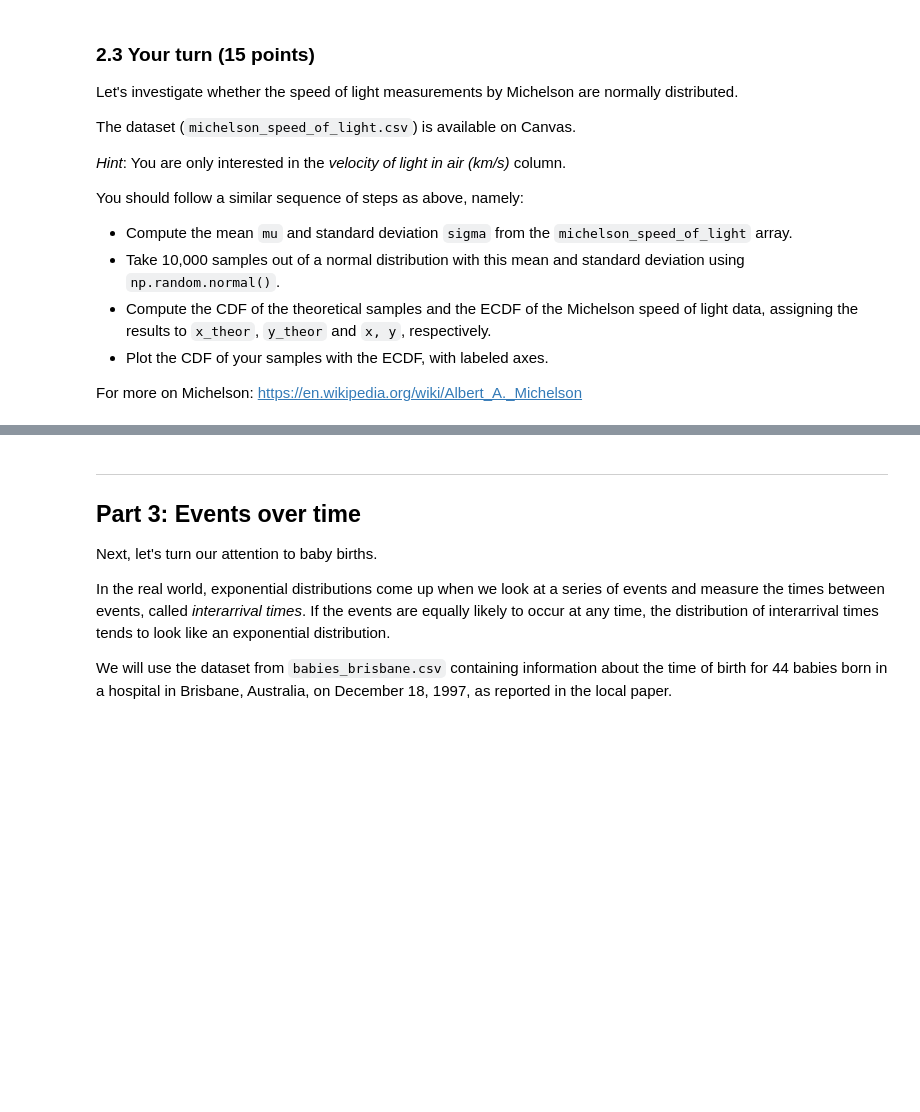
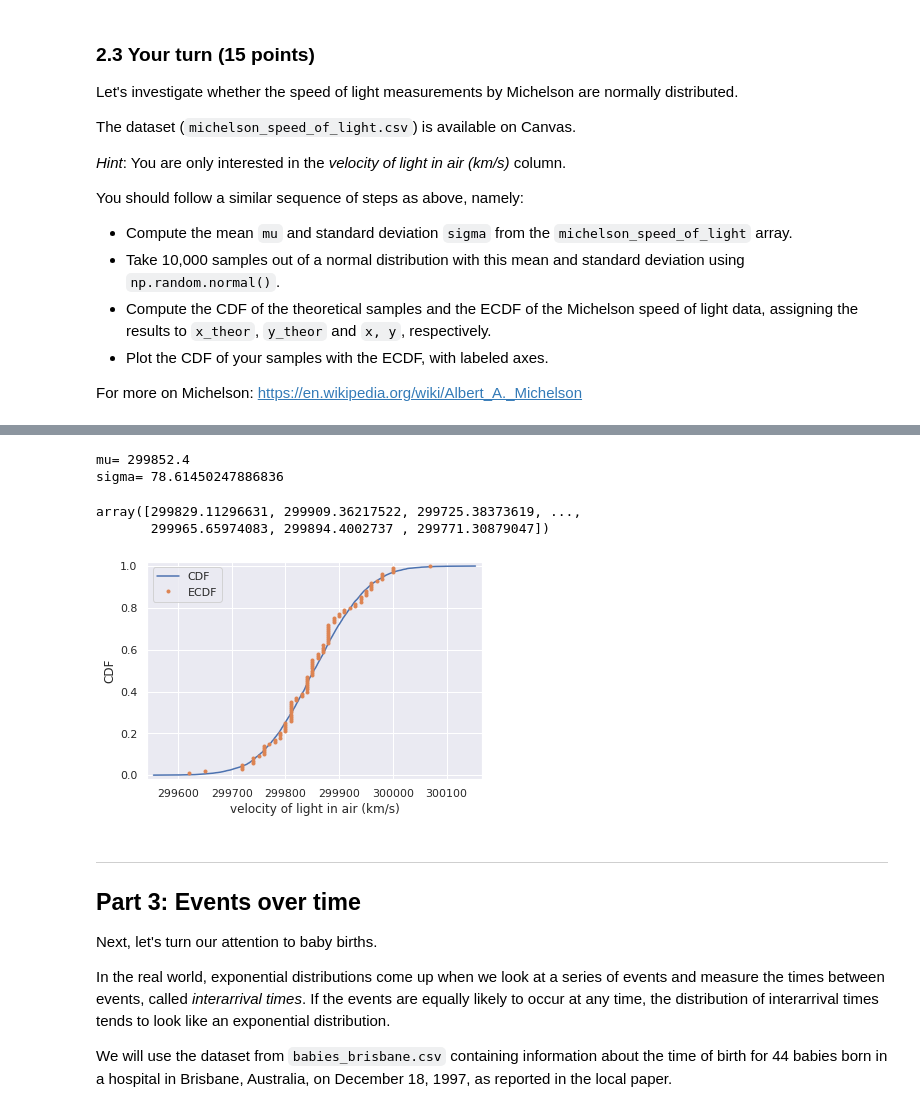
Before and after one commit to transcend112/CAP_course, a Jupyter notebook: nkumarachchi2019_CAP5768_Fall2020_Assignment3_STARTER.ipynb, the cells around one changed output, grey strips where cells are left out. Drawn from its saved outputs; the diff is of its cells as text; code cells hidden in the pictures; blank space fills up the shorter version.

```diff
--- a/nkumarachchi2019_CAP5768_Fall2020_Assignment3_STARTER.ipynb
+++ b/nkumarachchi2019_CAP5768_Fall2020_Assignment3_STARTER.ipynb
@@ -564,0 +678,6 @@ For more on Michelson: https://en.wikipedia.org/wiki/Albert_A._Michelson
+# %%
+# Enter your code
+# ...
+
+speed_all_data = pd.read_csv("/content/drive/My Drive/Colab Notebooks/data/michelson_speed_of_light.csv")
+speed_all_data.head()
@@ -564,0 +691,3 @@ For more on Michelson: https://en.wikipedia.org/wiki/Albert_A._Michelson
+# %%
+velocity_set = np.array(speed_all_data['velocity of light in air (km/s)'])
+velocity_set
@@ -565,3 +708,36 @@ For more on Michelson: https://en.wikipedia.org/wiki/Albert_A._Michelson
+# %%
+#Compute the mean mu and standard deviation sigma from the michelson_speed_of_light array.
+
+mu3 = np.mean(velocity_set)
+print("mu=", mu3)
+sigma3 = np.std(velocity_set)
+print("sigma=", std3)
+# %% [output]
+mu= 299852.4
+sigma= 78.61450247886836
+# %%
+#Take 10,000 samples out of a normal distribution with this mean and standard deviation using np.random.normal()
+
+velo_sample = np.random.normal(mu3, sigma3, 10000)
+velo_sample
+# %% [output]
+array([299829.11296631, 299909.36217522, 299725.38373619, ...,
+       299965.65974083, 299894.4002737 , 299771.30879047])
+# %%
+x_theor2, y_theor2 = ecdf(velo_sample)
+
+x6, y6 = ecdf(velocity_set)
+
+# Plot the CDFs and show the plot
+an1 = plt.plot(x_theor2, y_theor2,  label='CDF')
+an2 = plt.plot(x6, y6, marker='.', linestyle='none',  label='ECDF')
+plt.margins(0.02)
+plt.xlabel('velocity of light in air (km/s)')
+plt.ylabel('CDF')
+plt.legend()
+plt.show()
+# %% [output]
+[figure, added]
 # %% [markdown]
 ------
 ## Part 3: Events over time
```
Also changed, not shown: parts of 34 cells of this notebook.
